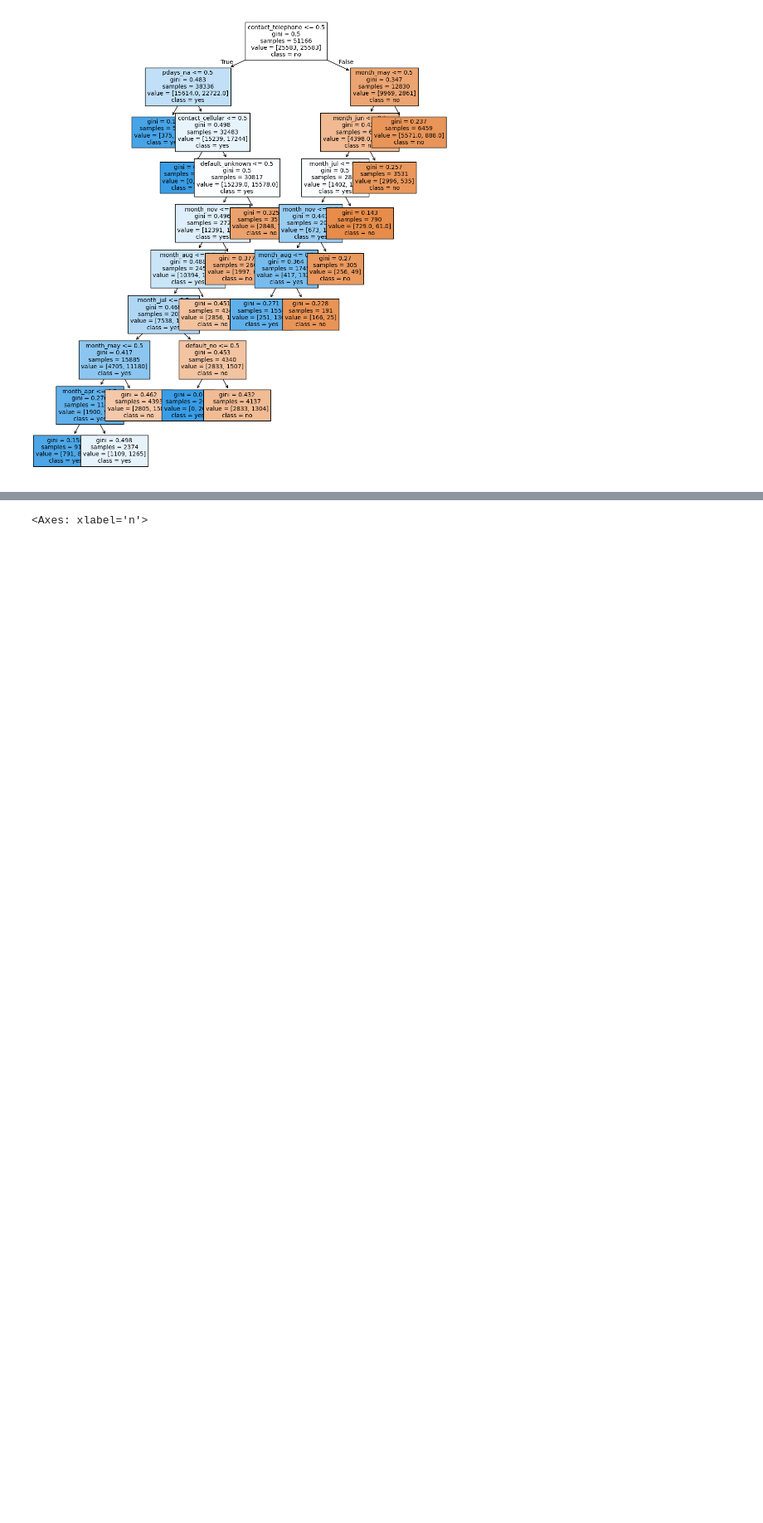
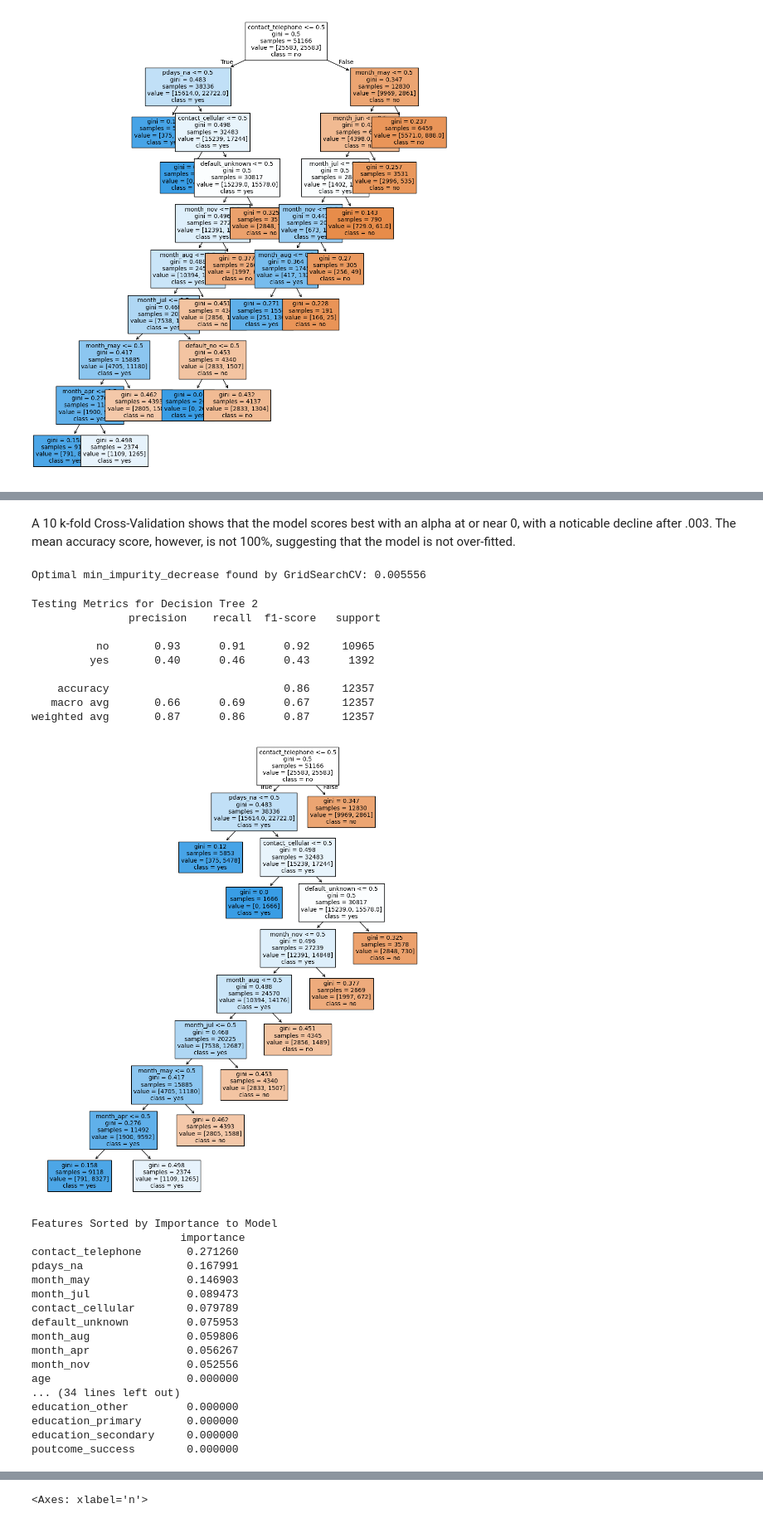
Before and after one commit to mcastro64/Data622, a Jupyter notebook: Assignment2/MC-Assignment2-Exploration-code.ipynb, the cells around one changed output, grey strips where cells are left out. Shown: that part at 83% size. Drawn from its saved outputs; the diff is of its cells as text; code cells hidden in the pictures; blank space fills up the shorter version.

```diff
--- a/Assignment2/MC-Assignment2-Exploration-code.ipynb
+++ b/Assignment2/MC-Assignment2-Exploration-code.ipynb
@@ -219,0 +221,2 @@ clf_dt = DecisionTreeClassifier(random_state=42, ccp_alpha=.003)
+# %% [markdown]
+A 10 k-fold Cross-Validation shows that the model scores best with an alpha at or near 0, with a noticable decline after .003. The mean accuracy score, however, is not 100%, suggesting that the model is not over-fitted.
@@ -219,0 +240,64 @@ clf_dt = DecisionTreeClassifier(random_state=42, ccp_alpha=.003)
+# %%
+
+grid_search = GridSearchCV(
+    estimator = DecisionTreeClassifier(random_state=13),
+    param_grid = {'min_impurity_decrease': np.linspace(0.0, 0.05, 10)},
+    cv=5,
+    scoring='accuracy',
+    n_jobs=-1
+)
+
+grid_search.fit(X_train, y_train)
+best_mid = grid_search.best_params_['min_impurity_decrease']
+print(f"Optimal min_impurity_decrease found by GridSearchCV: {best_mid:.6f}")
+# %% [output]
+Optimal min_impurity_decrease found by GridSearchCV: 0.005556
+# %%
+# update tree
+bank_tree2 = DecisionTreeClassifier(random_state=13, criterion='gini', min_impurity_decrease=best_mid, ccp_alpha=best_alpha)
+bank_tree2.fit(X_train_resampled, y_train_resampled)
+y_pred = bank_tree2.predict(X_test)
+
+print(f'Testing Metrics for Decision Tree 2\n', classification_report(y_test, y_pred))
+
+
+plt.figure(figsize=(12, 14))
+plot_tree(bank_tree2,
+               feature_names=all_predictors,
+               class_names=bank_tree.classes_,
+               filled=True,
+               fontsize=10)
+plt.show()
+
+
+
+features = pd.DataFrame(bank_tree2.feature_importances_, index=X_train_resampled.columns, columns=['importance'])
+print(f'Features Sorted by Importance to Model\n', features.sort_values(by='importance', ascending=False))
+# %% [output]
+Testing Metrics for Decision Tree 2
+               precision    recall  f1-score   support
+
+          no       0.93      0.91      0.92     10965
+         yes       0.40      0.46      0.43      1392
+
+    accuracy                           0.86     12357
+   macro avg       0.66      0.69      0.67     12357
+weighted avg       0.87      0.86      0.87     12357
+[figure, added]
+Features Sorted by Importance to Model
+                       importance
+contact_telephone       0.271260
+pdays_na                0.167991
+month_may               0.146903
+month_jul               0.089473
+contact_cellular        0.079789
+default_unknown         0.075953
+month_aug               0.059806
+month_apr               0.056267
+month_nov               0.052556
+age                     0.000000
+... (34 lines left out)
+education_other         0.000000
+education_primary       0.000000
+education_secondary     0.000000
+poutcome_success        0.000000
```
Also changed, not shown: parts of 15 cells of this notebook, 1 other file.
